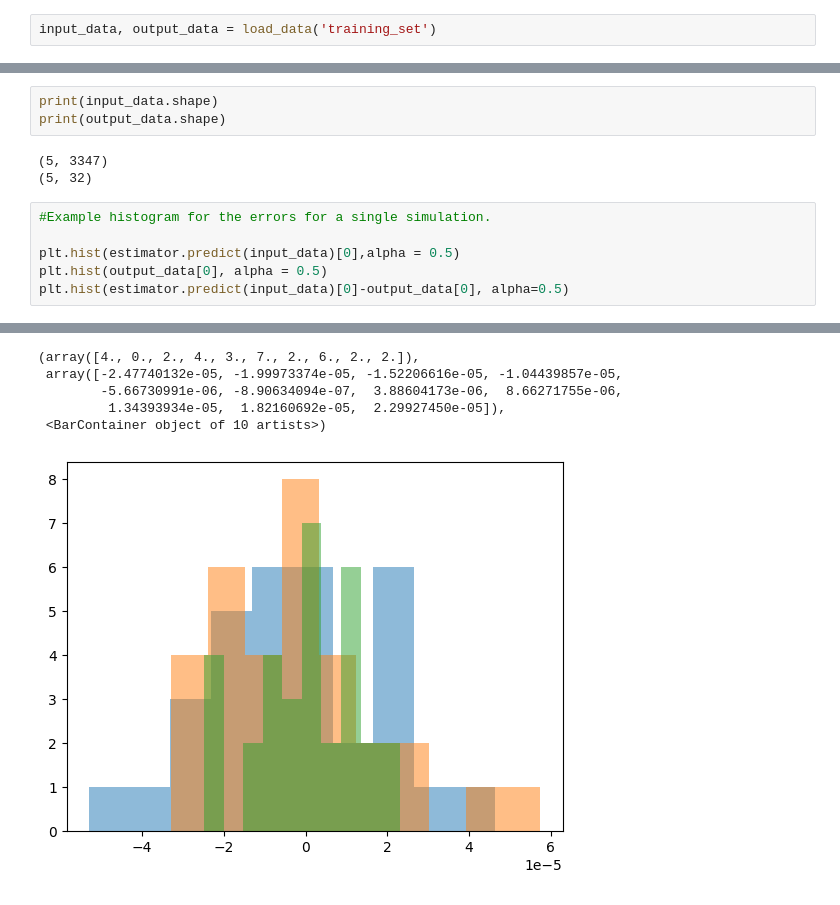
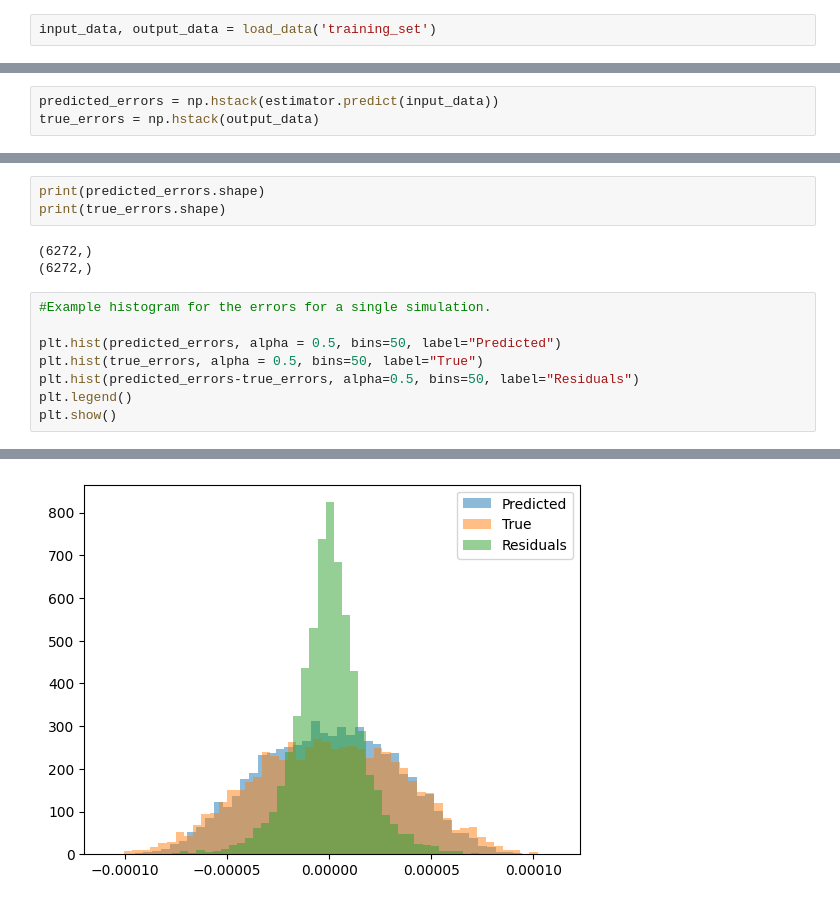
Before and after one commit to alejandroborj/ML-Optic-Correction, a Jupyter notebook: src/generate_data/test_ml.ipynb, the cells around one changed output, grey strips where cells are left out. Saved outputs shown, nothing was run; the diff lists cells and outputs as text.

```diff
--- a/src/generate_data/test_ml.ipynb
+++ b/src/generate_data/test_ml.ipynb
@@ -53,0 +58,3 @@ input_data, output_data = load_data('training_set')
+# %%
+predicted_errors = np.hstack(estimator.predict(input_data))
+true_errors = np.hstack(output_data)
@@ -54,13 +66,15 @@ input_data, output_data = load_data('training_set')
 # %%
-print(input_data.shape)
-print(output_data.shape)
+print(predicted_errors.shape)
+print(true_errors.shape)
 # %% [output]
-(5, 3347)
-(5, 32)
+(6272,)
+(6272,)
 # %%
 #Example histogram for the errors for a single simulation.
 
-plt.hist(estimator.predict(input_data)[0],alpha = 0.5)
-plt.hist(output_data[0], alpha = 0.5)
-plt.hist(estimator.predict(input_data)[0]-output_data[0], alpha=0.5)
+plt.hist(predicted_errors, alpha = 0.5, bins=50, label="Predicted")
+plt.hist(true_errors, alpha = 0.5, bins=50, label="True")
+plt.hist(predicted_errors-true_errors, alpha=0.5, bins=50, label="Residuals")
+plt.legend()
+plt.show()
 # %% [output]
@@ -75,9 +81,4 @@ plt.hist(estimator.predict(input_data)[0]-output_data[0], alpha=0.5)
-(array([4., 0., 2., 4., 3., 7., 2., 6., 2., 2.]),
- array([-2.47740132e-05, -1.99973374e-05, -1.52206616e-05, -1.04439857e-05,
-        -5.66730991e-06, -8.90634094e-07,  3.88604173e-06,  8.66271755e-06,
-         1.34393934e-05,  1.82160692e-05,  2.29927450e-05]),
- <BarContainer object of 10 artists>)
-[figure, old version]
+[figure, new version]
 # %%
 #PCA visualization of the simulated magnet errors and reconstruction,
 # for an unbiased regression a similar distribution is expected, for an
```
Also changed, not shown: parts of 6 cells of this notebook, 27 other files.
